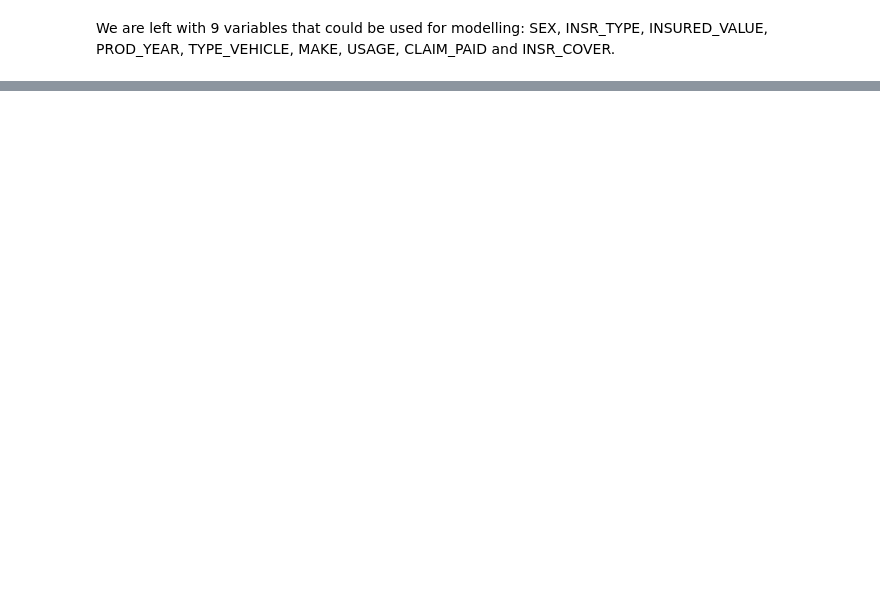
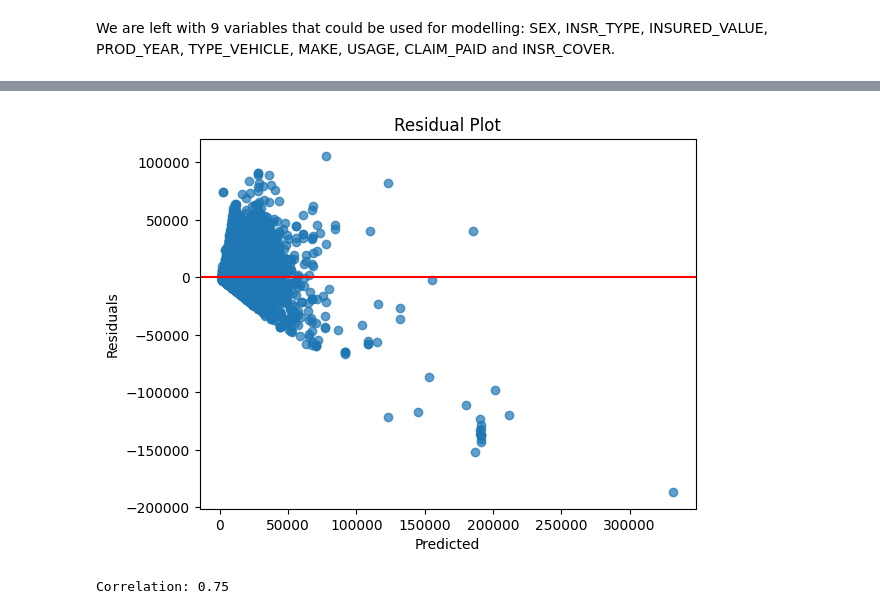
Before and after one commit to Mykolazaz/ethiopian-insurance-premiums, a Jupyter notebook: Basics.ipynb, the cells around one changed output, grey strips where cells are left out. Drawn from its saved outputs; the diff is of its cells as text; code cells hidden in the pictures; blank space fills up the shorter version.

```diff
--- a/Basics.ipynb
+++ b/Basics.ipynb
@@ -564,0 +584,14 @@ Predicted values: [2713.24476702 2713.24476702 2713.24476702 ... 3295.02608305 3
+# %%
+plt.scatter(Y_pred, Y_test - Y_pred, alpha=0.7)
+plt.axhline(y=0, color='r')
+plt.xlabel("Predicted")
+plt.ylabel("Residuals")
+plt.title("Residual Plot")
+plt.show()
+# %% [output]
+[figure, added]
+# %%
+correlation = np.corrcoef(Y_test, Y_pred)[0, 1]
+print(f"Correlation: {correlation:.2f}")
+# %% [output]
+Correlation: 0.75
```
Also changed, not shown: parts of 10 cells of this notebook.
